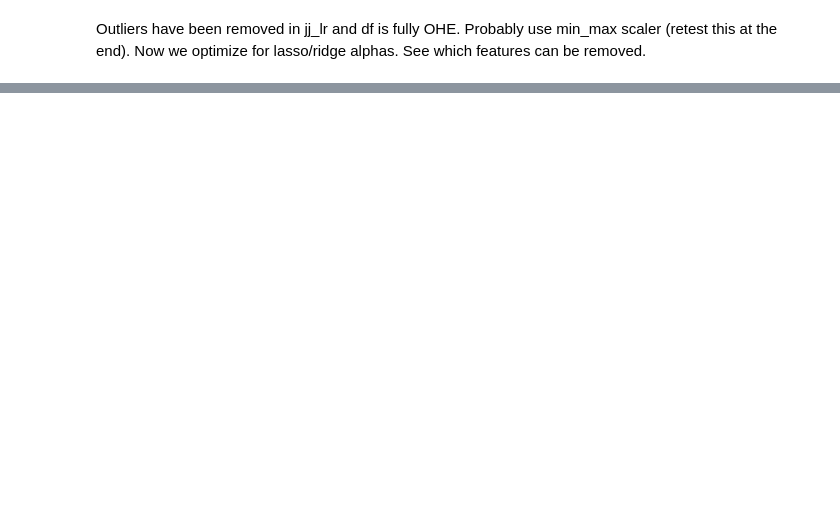
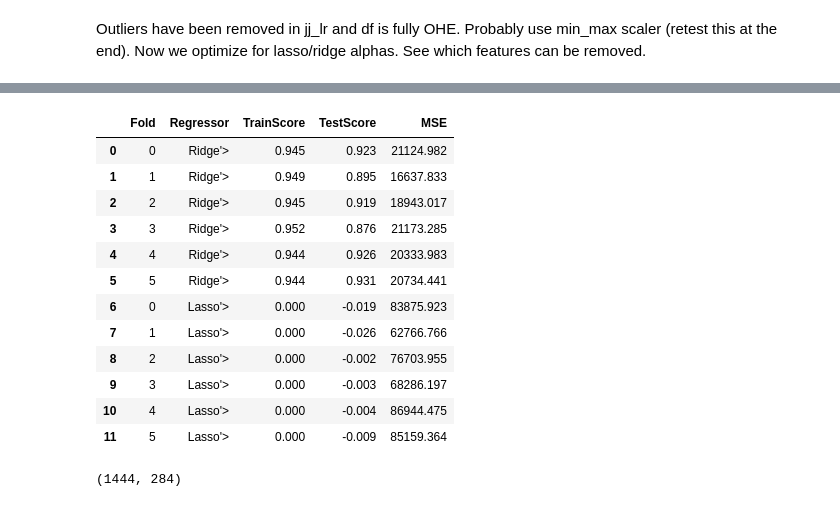
Before and after one commit to jimmy-jing/housing_ml, a Jupyter notebook: jj_optimization.ipynb, the cells around one changed output, grey strips where cells are left out. Cells and saved outputs as stored; diff of their text form; code cells hidden in the pictures; blank space fills up the shorter version.

```diff
--- a/jj_optimization.ipynb
+++ b/jj_optimization.ipynb
@@ -26,0 +627,39 @@ Outliers have been removed in jj_lr and df is fully OHE. Probably use min_max sc
+# %%
+random_state=24
+k6 = KFold(n_splits=6, shuffle=True, random_state=random_state)
+
+train = []
+test = []
+
+for train_idx, val_idx in k6.split(housing):
+    train.append(train_idx)
+    test.append(val_idx)
+
+ridge = Ridge(alpha=2, random_state=random_state, max_iter=10000)
+lasso = Lasso(alpha=60, random_state=random_state, max_iter=10000)
+
+score_log = []
+
+for model in (ridge,lasso):
+    for i in range(6):
+        single_log = []
+
+        X_train = housing.iloc[train[i],:-1]
+        X_test = housing.iloc[test[i],:-1]
+        y_train = np.log1p(housing.iloc[train[i],-1])
+        y_test = np.log1p(housing.iloc[test[i],-1])
+
+
+        model.fit(X_train,y_train)
+        single_log.append(i)
+        single_log.append(str(type(model))[-7:])
+        single_log.append(model.score(X_train,y_train))
+        single_log.append(model.score(X_test, y_test))
+        y_pred = []
+        for pred in model.predict(X_test):
+            y_pred.append(exp(pred))
+        single_log.append(mean_squared_error(housing.iloc[test[i],-1], y_pred)**0.5)
+
+        score_log.append(single_log)
+
+score_df = pd.DataFrame(score_log, columns=['Fold','Regressor','TrainScore','TestScore','MSE'])
@@ -26,0 +697,20 @@ Outliers have been removed in jj_lr and df is fully OHE. Probably use min_max sc
+# %%
+score_df
+# %% [output]
+|  | Fold | Regressor | TrainScore | TestScore | MSE |
+| 0 | 0 | Ridge'> | 0.945 | 0.923 | 21124.982 |
+| 1 | 1 | Ridge'> | 0.949 | 0.895 | 16637.833 |
+| 2 | 2 | Ridge'> | 0.945 | 0.919 | 18943.017 |
+| 3 | 3 | Ridge'> | 0.952 | 0.876 | 21173.285 |
+| 4 | 4 | Ridge'> | 0.944 | 0.926 | 20333.983 |
+| 5 | 5 | Ridge'> | 0.944 | 0.931 | 20734.441 |
+| 6 | 0 | Lasso'> | 0.000 | -0.019 | 83875.923 |
+| 7 | 1 | Lasso'> | 0.000 | -0.026 | 62766.766 |
+| 8 | 2 | Lasso'> | 0.000 | -0.002 | 76703.955 |
+| 9 | 3 | Lasso'> | 0.000 | -0.003 | 68286.197 |
+| 10 | 4 | Lasso'> | 0.000 | -0.004 | 86944.475 |
+| 11 | 5 | Lasso'> | 0.000 | -0.009 | 85159.364 |
+# %%
+housing.shape
+# %% [output]
+(1444, 284)
```
Also changed, not shown: parts of 37 cells of this notebook, 4 other files.
